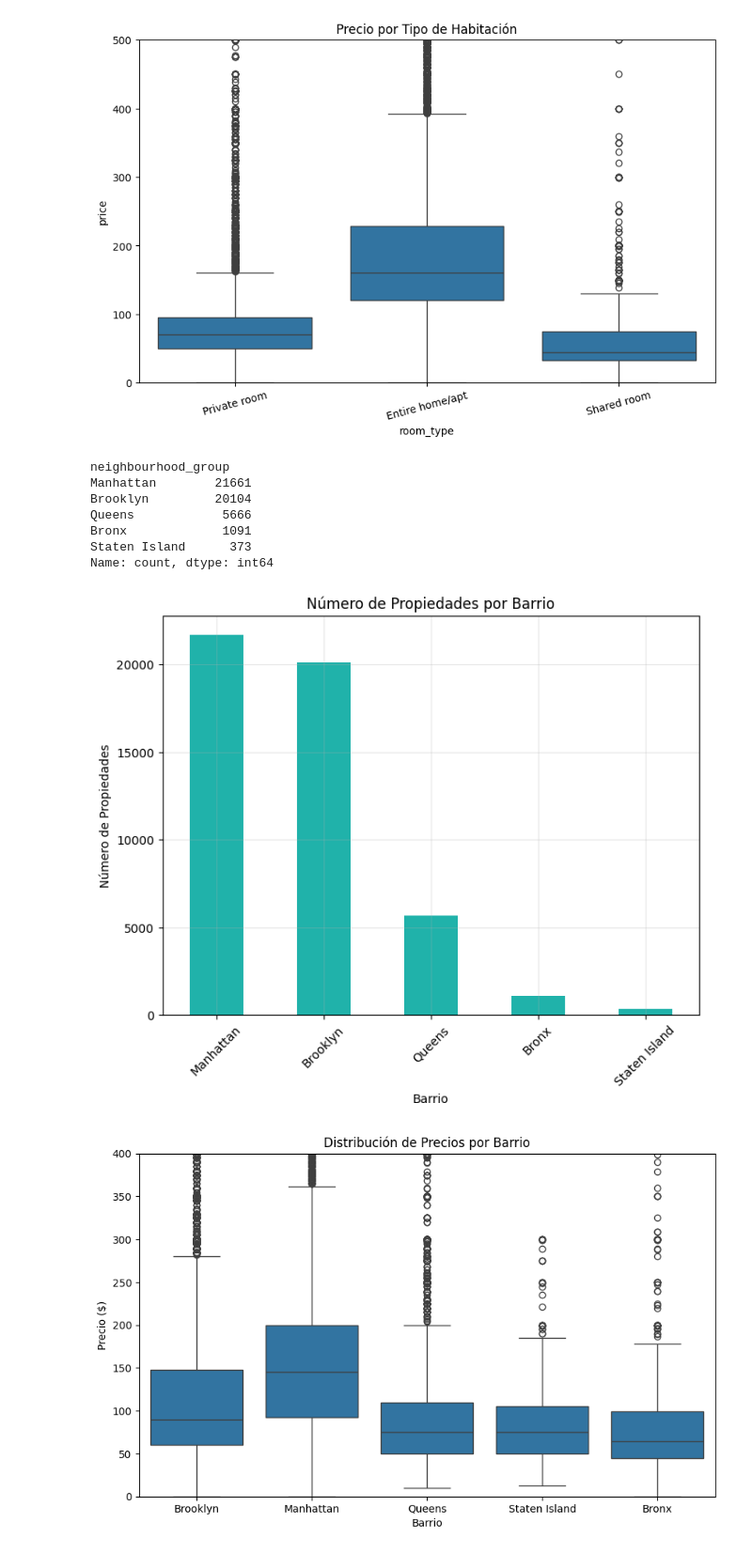
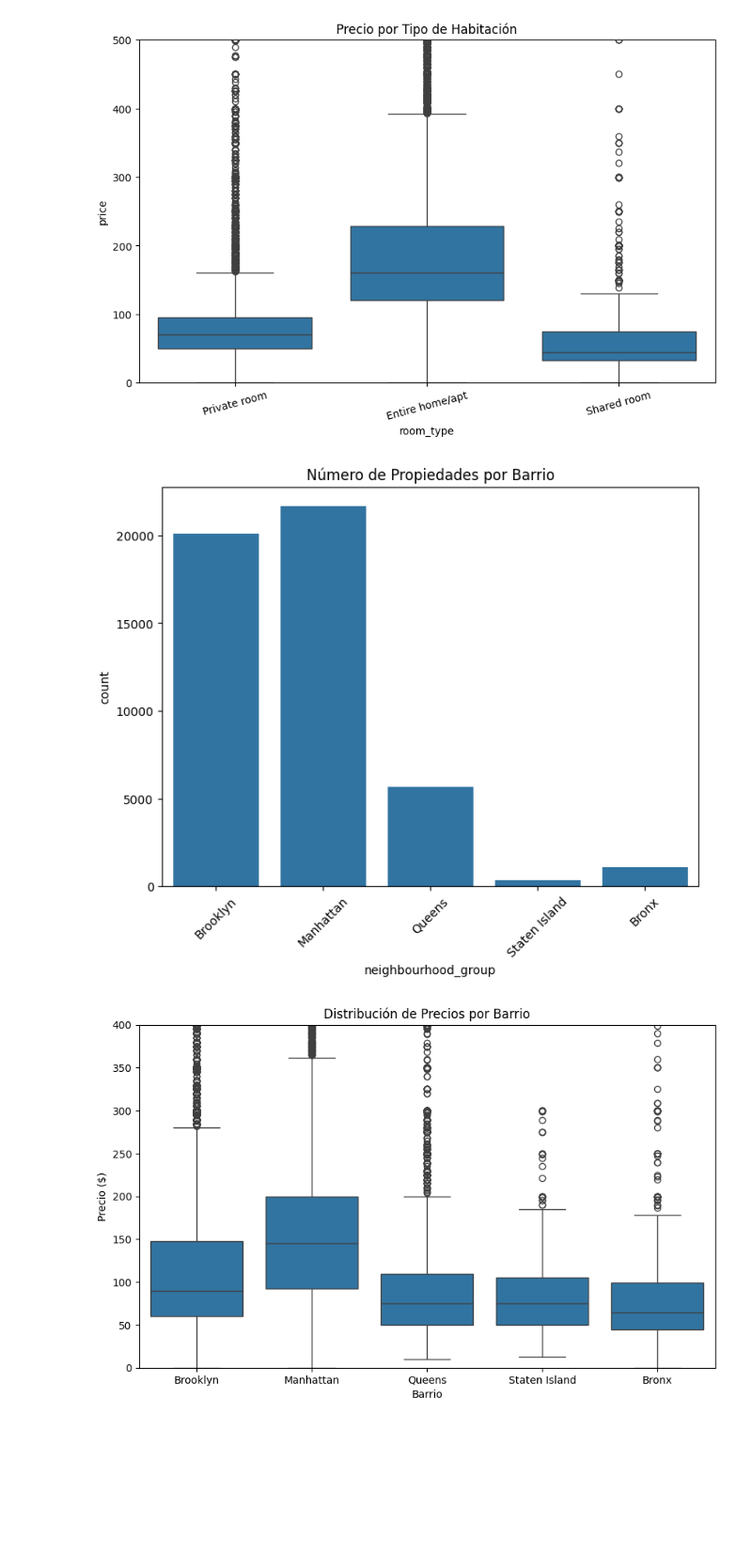
Before and after one commit to AdriARE/machine-learning-python-template, a Jupyter notebook: src/explore.ipynb, the cells around one changed output. Shown: that part at 94% size. Drawn from its saved outputs; the diff is of its cells as text; code cells hidden in the pictures; blank space fills up the shorter version.

```diff
--- a/src/explore.ipynb
+++ b/src/explore.ipynb
@@ -123,26 +86,12 @@ plt.ylim(0, 500)
 [figure]
 # %%
 # DISTRIBUCIÓN POR BARRIOS
-
-barrios = df['neighbourhood_group'].value_counts()
-print(barrios)
-
-plt.figure(figsize=(8, 6))
-barrios.plot(kind='bar', color='lightseagreen')
+plt.figure(figsize=(8,6))
+sns.countplot(data=df, x='neighbourhood_group')
 plt.title('Número de Propiedades por Barrio')
-plt.xlabel('Barrio')
-plt.ylabel('Número de Propiedades')
 plt.xticks(rotation=45)
-plt.grid(True, alpha=0.3)
 plt.show()
 # %% [output]
-neighbourhood_group
-Manhattan        21661
-Brooklyn         20104
-Queens            5666
-Bronx             1091
-Staten Island      373
-Name: count, dtype: int64
-[figure, old version]
+[figure, new version]
 # %%
 # DISTRIBUCION DE PRECIOS POR BARRIO
```
Also changed, not shown: parts of 6 cells of this notebook, 2 other files.
